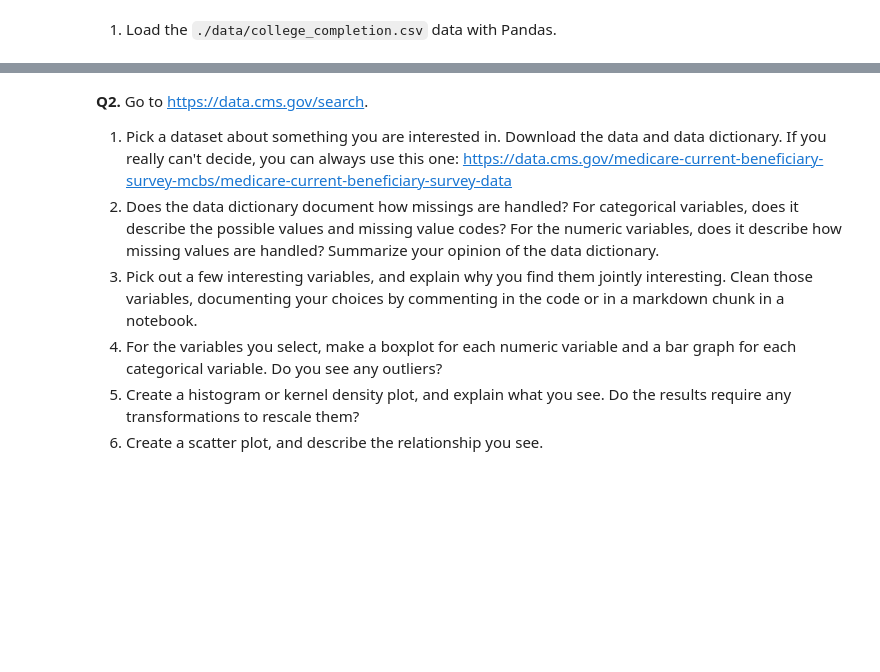
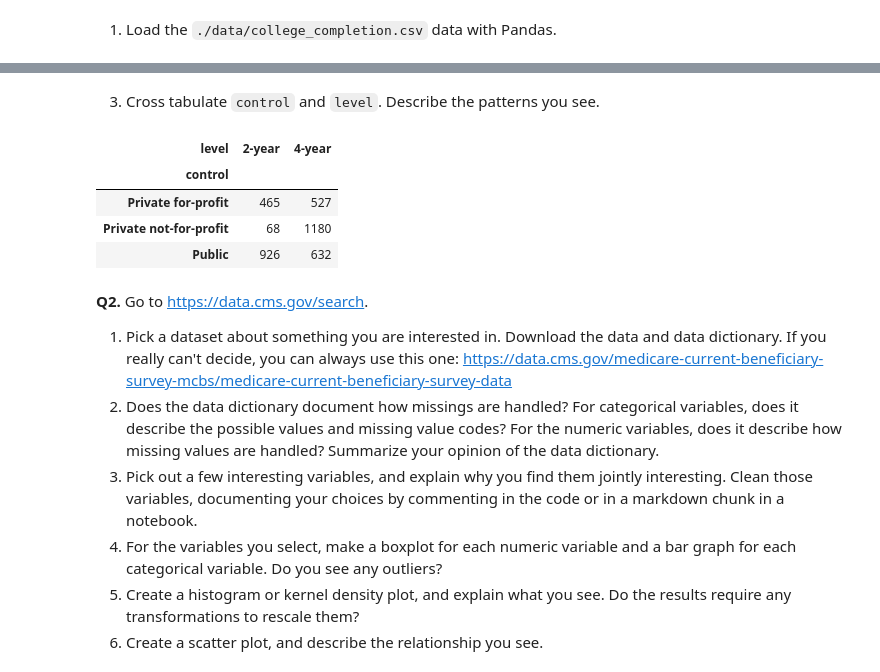
Before and after one commit to Nithil-Suresh/visualization, a Jupyter notebook: assignment/assignment.ipynb, the cells around one changed output, grey strips where cells are left out. Saved outputs shown, nothing was run; the diff lists cells and outputs as text; code cells hidden in the pictures; blank space fills up the shorter version.

```diff
--- a/assignment/assignment.ipynb
+++ b/assignment/assignment.ipynb
@@ -56,3 +84,13 @@ df.head()
+# %% [markdown]
+3. Cross tabulate `control` and `level`. Describe the patterns you see.
+# %%
+pd.crosstab(df['control'], df['level'])
+# %% [output]
+| level | 2-year | 4-year |
+| control |  |  |
+| Private for-profit | 465 | 527 |
+| Private not-for-profit | 68 | 1180 |
+| Public | 926 | 632 |
 # %% [markdown]
 **Q2.** Go to https://data.cms.gov/search.
 1. Pick a dataset about something you are interested in. Download the data and data dictionary. If you really can't decide, you can always use this one: https://data.cms.gov/medicare-current-beneficiary-survey-mcbs/medicare-current-beneficiary-survey-data
```
Also changed, not shown: parts of 5 cells of this notebook.
